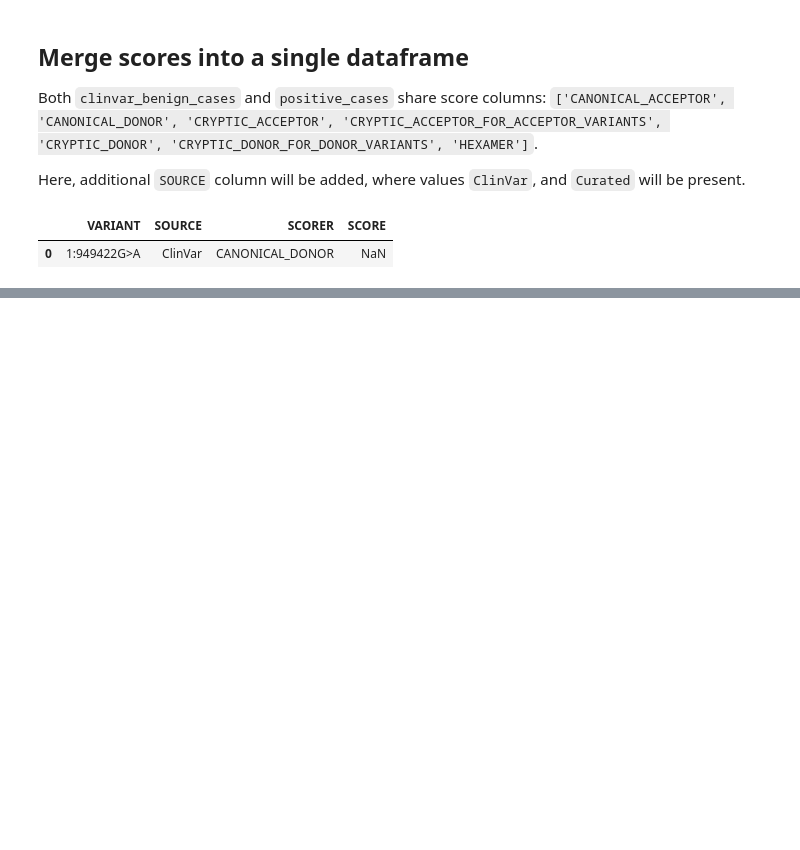
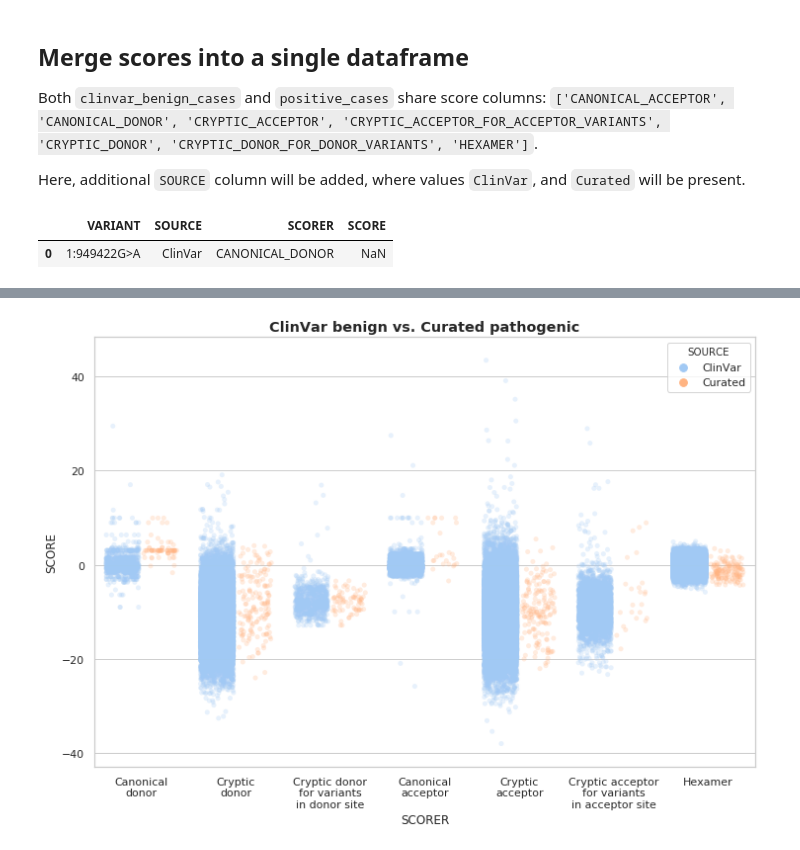
Before and after one commit to monarch-initiative/ExomiserSimulations, a Jupyter notebook: Splice scorers.ipynb, the cells around one changed output, grey strips where cells are left out. Saved outputs shown, nothing was run; the diff lists cells and outputs as text; code cells hidden in the pictures; blank space fills up the shorter version.

```diff
--- a/Splice scorers.ipynb
+++ b/Splice scorers.ipynb
@@ -94,0 +100,7 @@ ax_title = ax.set_title("ClinVar benign vs. Curated pathogenic", size='x-large',
+# %%
+strip = sns.stripplot(x="SCORER", y="SCORE", hue="SOURCE", data=joined_melted, dodge=True, jitter=.35, alpha=.25)
+strip.get_figure().set_size_inches(12,8)
+xticklabels = strip.set_xticklabels(SCORER_NAMES)
+ax_title = strip.set_title("ClinVar benign vs. Curated pathogenic", size='x-large', weight='bold')
+# %% [output]
+[figure, added]
```
Also changed, not shown: parts of 5 cells of this notebook.
